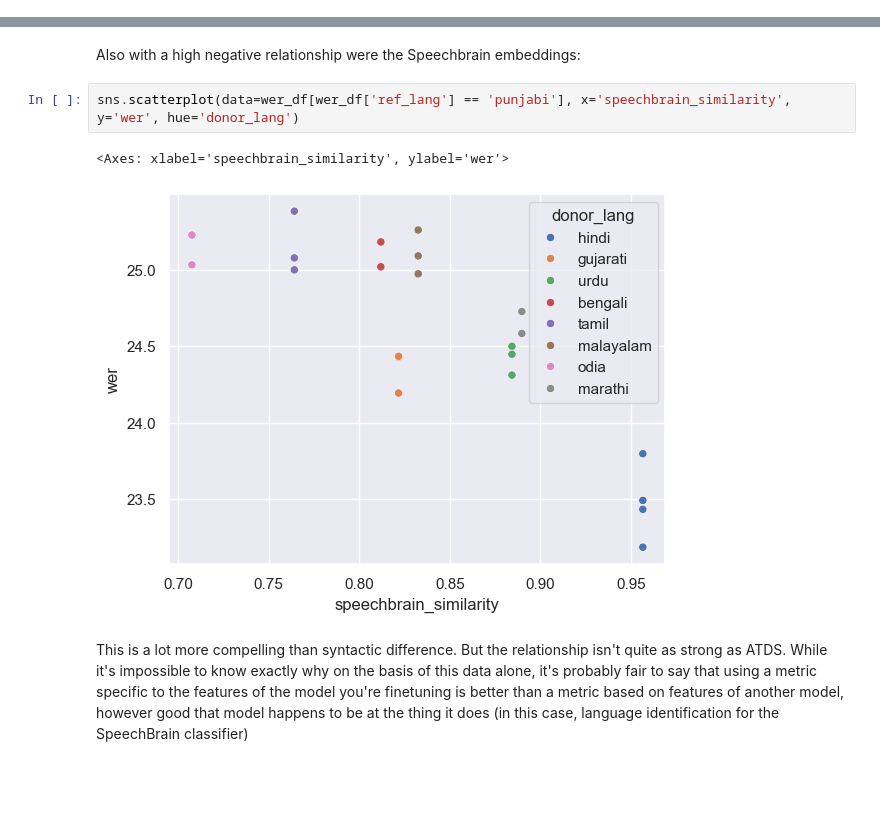
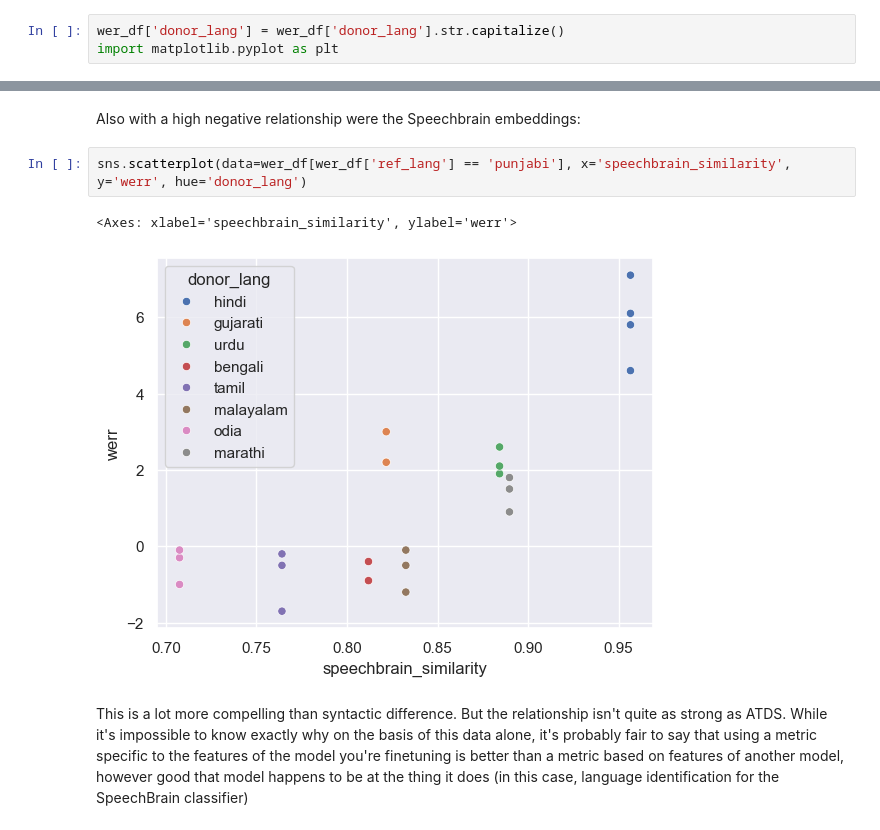
Before and after one commit to oadams/lang_dist_analysis, a Jupyter notebook: analysis2.ipynb, the cells around one changed output, grey strips where cells are left out. Drawn from its saved outputs; the diff is of its cells as text; blank space fills up the shorter version.

```diff
--- a/analysis2.ipynb
+++ b/analysis2.ipynb
@@ -127,0 +141,3 @@ sns.scatterplot(data=wer_df[wer_df['ref_lang'] == 'punjabi'], x='atds', y='wer',
+# %%
+wer_df['donor_lang'] = wer_df['donor_lang'].str.capitalize()
+import matplotlib.pyplot as plt
@@ -180,10 +218,10 @@ Syntactic difference is really clumped into 3 groups, and so the probability of
 # %% [markdown]
 Also with a high negative relationship were the Speechbrain embeddings:
 # %%
-sns.scatterplot(data=wer_df[wer_df['ref_lang'] == 'punjabi'], x='speechbrain_similarity', y='wer', hue='donor_lang')
+sns.scatterplot(data=wer_df[wer_df['ref_lang'] == 'punjabi'], x='speechbrain_similarity', y='werr', hue='donor_lang')
 # %% [output]
-<Axes: xlabel='speechbrain_similarity', ylabel='wer'>
+<Axes: xlabel='speechbrain_similarity', ylabel='werr'>
-[figure, old version]
+[figure, new version]
 # %% [markdown]
 This is a lot more compelling than syntactic difference. But the relationship isn't quite as strong as ATDS. While it's impossible to know exactly why on the basis of this data alone, it's probably fair to say that using a metric specific to the features of the model you're finetuning is better than a metric based on features of another model, however good that model happens to be at the thing it does (in this case, language identification for the SpeechBrain classifier)
 # %% [markdown]
```
Also changed, not shown: parts of 9 cells of this notebook, 1 other file.
